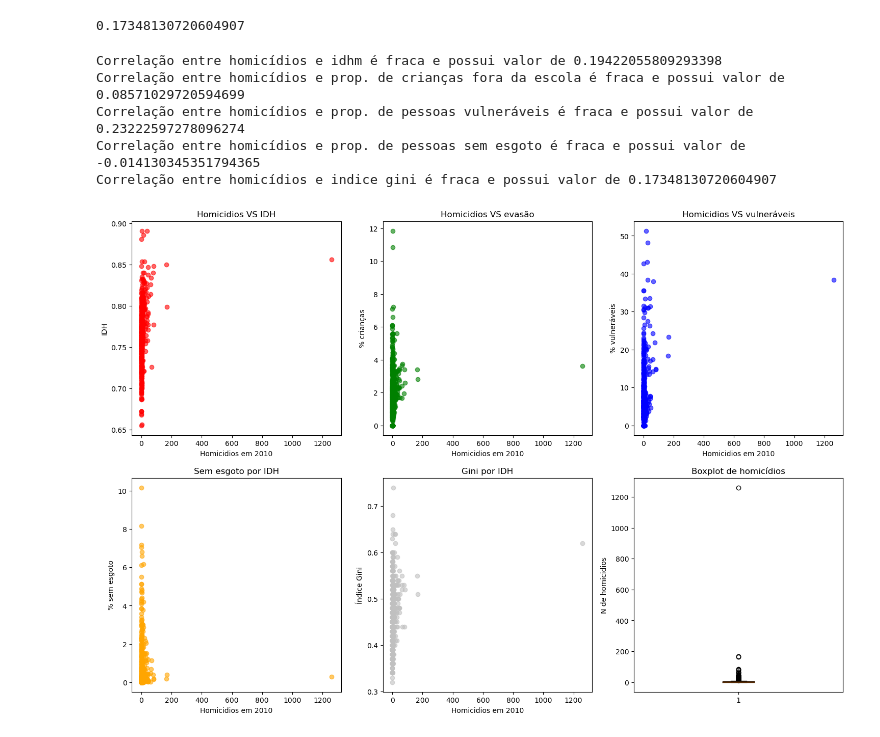
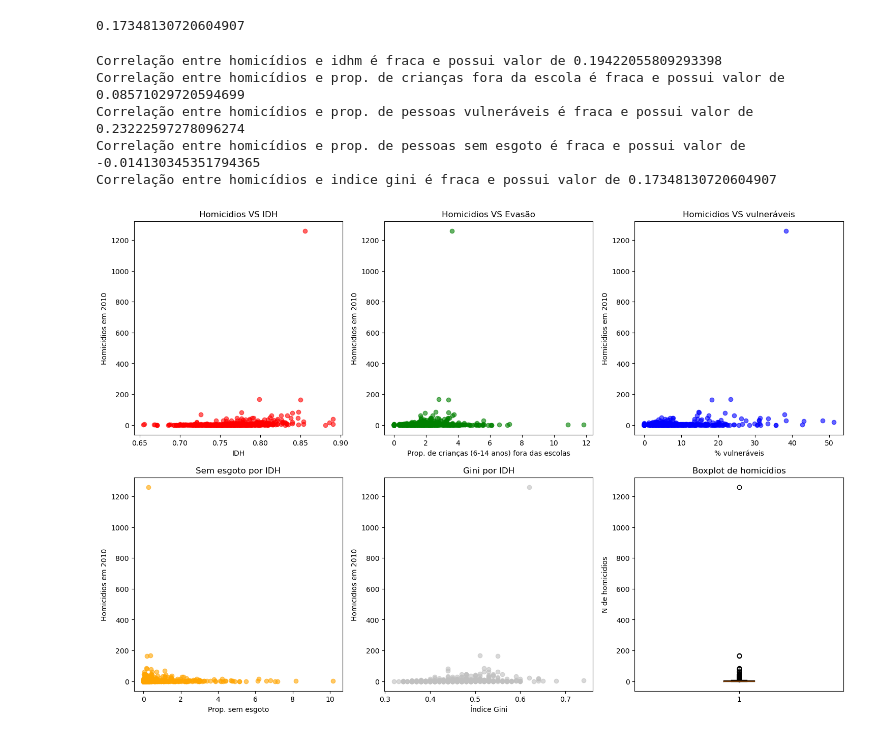
Before and after one commit to felipebns/P2_Cdados, a Jupyter notebook: p2_cdados.ipynb, the cells around one changed output. Drawn from its saved outputs; the diff is of its cells as text; code cells hidden in the pictures.

```diff
--- a/p2_cdados.ipynb
+++ b/p2_cdados.ipynb
@@ -172,9 +172,9 @@ tabela_definitiva['Homicidio_total'].corr(tabela_definitiva['indice_gini'])
 plt.figure(figsize=(18,12))
 
 plt.subplot(2,3,1)
-plt.scatter(tabela_definitiva['Homicidio_total'], tabela_definitiva['idhm'], alpha=0.6, color='red')
-plt.ylabel('IDH')
-plt.xlabel('Homicidios em 2010')
+plt.scatter(tabela_definitiva['idhm'], tabela_definitiva['Homicidio_total'], alpha=0.6, color='red')
+plt.xlabel('IDH')
+plt.ylabel('Homicidios em 2010')
 plt.title('Homicidios VS IDH')
 corr_idhm = tabela_definitiva['Homicidio_total'].corr(tabela_definitiva['idhm'])
 if abs(corr_idhm) < 0.3:
@@ -185,10 +185,10 @@ elif abs(corr_idhm) > 0.7:
     print(f'Correlação entre homicídios e idhm é forte e possui valor de {corr_idhm}')
 
 plt.subplot(2,3,2)
-plt.scatter(tabela_definitiva['Homicidio_total'], tabela_definitiva['proporcao_crianca_fora_escola_6_14'], alpha=0.6, color='green')
-plt.ylabel('% crianças')
-plt.xlabel('Homicidios em 2010')
-plt.title('Homicidios VS evasão')
+plt.scatter(tabela_definitiva['proporcao_crianca_fora_escola_6_14'], tabela_definitiva['Homicidio_total'], alpha=0.6, color='green')
+plt.xlabel('Prop. de crianças (6-14 anos) fora das escolas')
+plt.ylabel('Homicidios em 2010')
+plt.title('Homicidios VS Evasão')
 corr_crianca = tabela_definitiva['Homicidio_total'].corr(tabela_definitiva['proporcao_crianca_fora_escola_6_14'])
 if abs(corr_crianca) < 0.3:
     print(f'Correlação entre homicídios e prop. de crianças fora da escola é fraca e possui valor de {corr_crianca}')
@@ -198,9 +198,9 @@ elif abs(corr_crianca) > 0.7:
     print(f'Correlação entre homicídios e prop. de crianças fora da escola é forte e possui valor de {corr_crianca}')
 
 plt.subplot(2,3,3)
-plt.scatter(tabela_definitiva['Homicidio_total'], tabela_definitiva['proporcao_vulnerabilidade_socioeconomica'], alpha=0.6, color='blue')
-plt.ylabel('% vulneráveis')
-plt.xlabel('Homicidios em 2010')
+plt.scatter(tabela_definitiva['proporcao_vulnerabilidade_socioeconomica'], tabela_definitiva['Homicidio_total'], alpha=0.6, color='blue')
+plt.xlabel('% vulneráveis')
+plt.ylabel('Homicidios em 2010')
 plt.title('Homicidios VS vulneráveis')
 corr_vul = tabela_definitiva['Homicidio_total'].corr(tabela_definitiva['proporcao_vulnerabilidade_socioeconomica'])
 if abs(corr_vul) < 0.3:
@@ -211,41 +211,41 @@ elif abs(corr_vul) > 0.7:
     print(f'Correlação entre homicídios e prop. de pessoas vulneráveis é forte e possui valor de {corr_vul}')
 
 plt.subplot(2,3,4)
-plt.scatter(tabela_definitiva['Homicidio_total'], tabela_definitiva['proporcao_sem_agua_esgoto'], alpha=0.6, color='Orange')
-plt.ylabel('% sem esgoto')
-plt.xlabel('Homicidios em 2010')
+plt.scatter(tabela_definitiva['proporcao_sem_agua_esgoto'], tabela_definitiva['Homicidio_total'], alpha=0.6, color='Orange')
+plt.xlabel('Prop. sem esgoto')
+plt.ylabel('Homicidios em 2010')
 plt.title('Sem esgoto por IDH')
 corr_esg = tabela_definitiva['Homicidio_total'].corr(tabela_definitiva['proporcao_sem_agua_esgoto'])
 if abs(corr_esg) < 0.3:
     print(f'Correlação entre homicídios e prop. de pessoas sem esgoto é fraca e possui valor de {corr_esg}')
 elif abs(corr_esg) >0.3 and (corr_esg) < 0.7:
     print(f'Correlação entre homicídios e prop. de pessoas sem esgoto é moderada e possui valor de {corr_esg}')
 elif abs(corr_esg) > 0.7:
     print(f'Correlação entre homicídios e prop. de pessoas sem esgoto é forte e possui valor de {corr_esg}')
 
 plt.subplot(2,3,5)
-plt.scatter(tabela_definitiva['Homicidio_total'], tabela_definitiva['indice_gini'], alpha=0.6, color='silver')
-plt.ylabel('Índice Gini')
-plt.xlabel('Homicidios em 2010')
+plt.scatter(tabela_definitiva['indice_gini'], tabela_definitiva['Homicidio_total'], alpha=0.6, color='silver')
+plt.xlabel('Índice Gini')
+plt.ylabel('Homicidios em 2010')
 plt.title('Gini por IDH')
 corr_gini = tabela_definitiva['Homicidio_total'].corr(tabela_definitiva['indice_gini'])
 if abs(corr_gini) < 0.3:
     print(f'Correlação entre homicídios e indice gini é fraca e possui valor de {corr_gini}')
 elif abs(corr_gini) >0.3 and (corr_gini) < 0.7:
     print(f'Correlação entre homicídios e indice gini é moderada e possui valor de {corr_gini}')
 elif abs(corr_gini) > 0.7:
     print(f'Correlação entre homicídios e indice gini é forte e possui valor de {corr_gini}')
 
 plt.subplot(2,3,6)
 plt.boxplot(tabela_definitiva['Homicidio_total'])
 plt.title('Boxplot de homicídios')
 plt.ylabel('N de homicidios')
 
 plt.show()
 # %% [output]
 Correlação entre homicídios e idhm é fraca e possui valor de 0.19422055809293398
 Correlação entre homicídios e prop. de crianças fora da escola é fraca e possui valor de 0.08571029720594699
 Correlação entre homicídios e prop. de pessoas vulneráveis é fraca e possui valor de 0.23222597278096274
 Correlação entre homicídios e prop. de pessoas sem esgoto é fraca e possui valor de -0.014130345351794365
 Correlação entre homicídios e indice gini é fraca e possui valor de 0.17348130720604907
-[figure, old version]
+[figure, new version]
```
